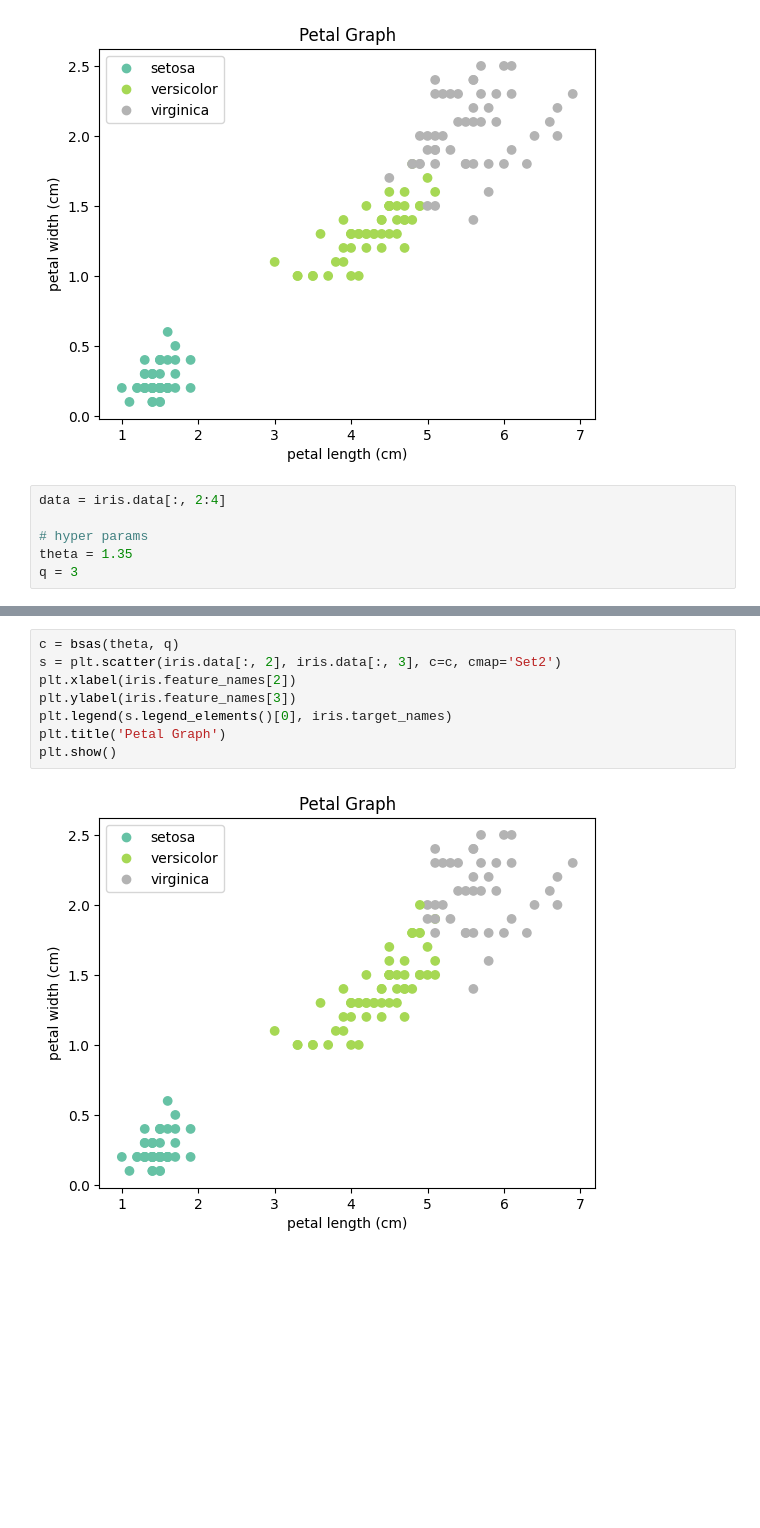
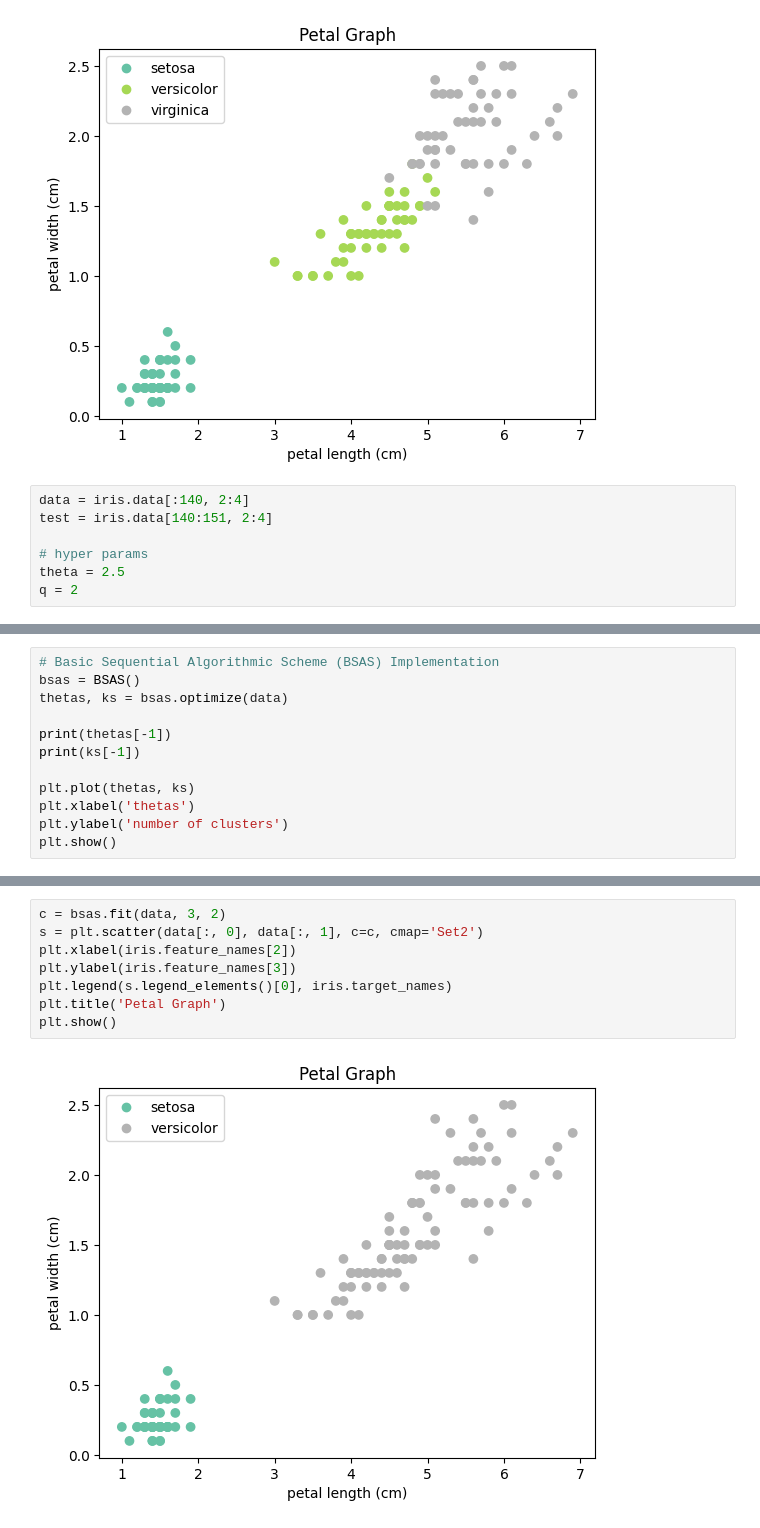
Before and after one commit to mikey-joyce/MikeyJoyce_ML, a Jupyter notebook: Unsupervised/BSAS.ipynb, the cells around one changed output, grey strips where cells are left out. Saved outputs shown, nothing was run; the diff lists cells and outputs as text; blank space fills up the shorter version.

```diff
--- a/Unsupervised/BSAS.ipynb
+++ b/Unsupervised/BSAS.ipynb
@@ -24,8 +25,9 @@ plt.show()
 # %% [output]
 [figure]
 # %%
-data = iris.data[:, 2:4]
+data = iris.data[:140, 2:4]
+test = iris.data[140:151, 2:4]
 
 # hyper params
-theta = 1.35
-q = 3
+theta = 2.5
+q = 2
@@ -63,0 +34,12 @@ def bsas(thresh=1, max_clusters=math.inf):
+# %%
+# Basic Sequential Algorithmic Scheme (BSAS) Implementation
+bsas = BSAS()
+thetas, ks = bsas.optimize(data)
+
+print(thetas[-1])
+print(ks[-1])
+
+plt.plot(thetas, ks)
+plt.xlabel('thetas')
+plt.ylabel('number of clusters')
+plt.show()
@@ -64,10 +50,10 @@ def bsas(thresh=1, max_clusters=math.inf):
 # %%
-c = bsas(theta, q)
-s = plt.scatter(iris.data[:, 2], iris.data[:, 3], c=c, cmap='Set2')
+c = bsas.fit(data, 3, 2)
+s = plt.scatter(data[:, 0], data[:, 1], c=c, cmap='Set2')
 plt.xlabel(iris.feature_names[2])
 plt.ylabel(iris.feature_names[3])
 plt.legend(s.legend_elements()[0], iris.target_names)
 plt.title('Petal Graph')
 plt.show()
 # %% [output]
-[figure, old version]
+[figure, new version]
```
Also changed, not shown: parts of 4 cells of this notebook, 1 other file.
